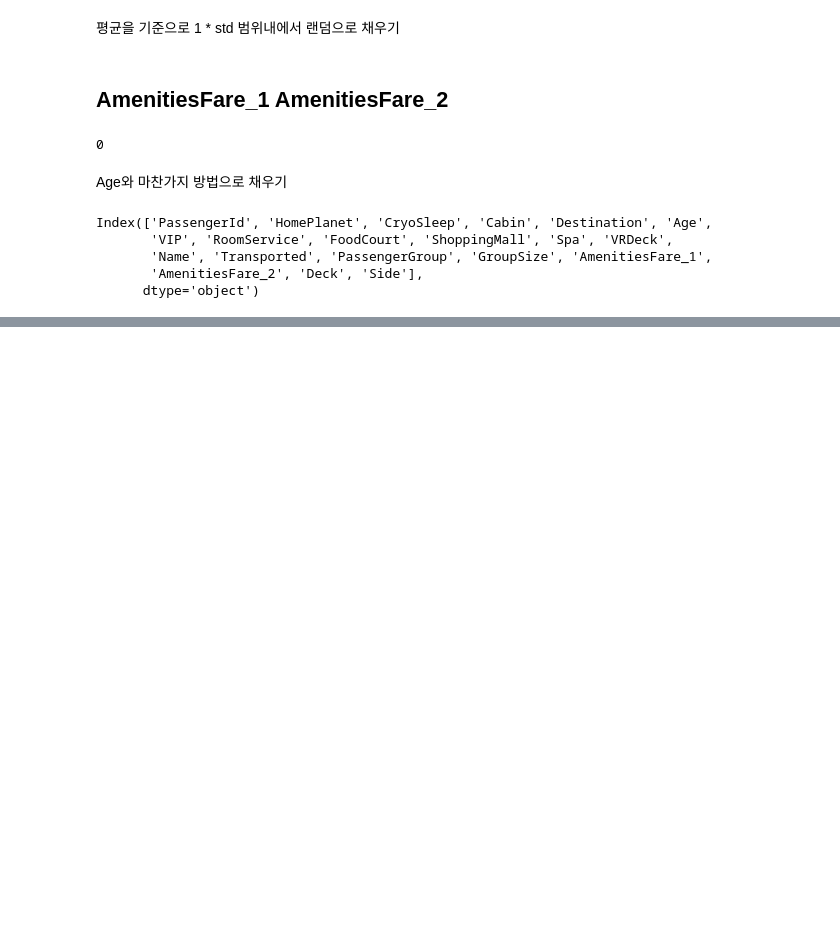
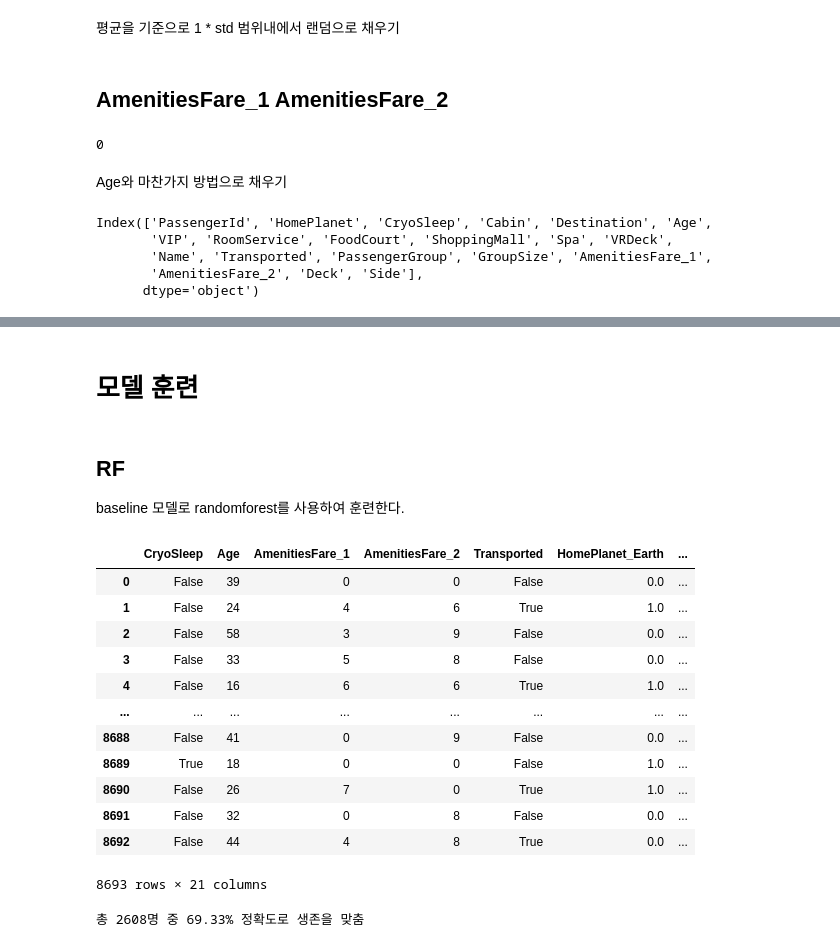
Before and after one commit to HyeonGeunY/kaggle, a Jupyter notebook: spaceship_titanic/notebooks/spaceshiptitanic-prediction.ipynb, the cells around one changed output, grey strips where cells are left out. Saved outputs shown, nothing was run; the diff lists cells and outputs as text; code cells hidden in the pictures; blank space fills up the shorter version.

```diff
--- a/spaceship_titanic/notebooks/spaceshiptitanic-prediction.ipynb
+++ b/spaceship_titanic/notebooks/spaceshiptitanic-prediction.ipynb
@@ -433,0 +476,2 @@ for c in ["AmenitiesFare_1", "AmenitiesFare_2"]:
+# %%
+df_train.loc[df_train["Side"].isnull(), "Side"] = df_train[df_train["Side"].isnull()]["Side"].apply(lambda x: full_side_null(x))
@@ -433,0 +484,14 @@ for c in ["AmenitiesFare_1", "AmenitiesFare_2"]:
+# %%
+features_using = ["CryoSleep", "HomePlanet", "Age", "AmenitiesFare_1", "AmenitiesFare_2", "Destination", "Deck", "Side", "Transported"]
+df_train = df_train[features_using]
+# %%
+data_cat = df_train[["HomePlanet", "Destination", "Deck", "Side"]]
+# %%
+from sklearn.preprocessing import OneHotEncoder
+enc = OneHotEncoder()
+df_train = pd.concat([df_train.drop(data_cat.columns, axis=1), pd.DataFrame(enc.fit_transform(data_cat).toarray(), columns=list(enc.get_feature_names_out()))], axis=1)
+# %% [markdown]
+# 모델 훈련
+# %% [markdown]
+## RF
+baseline 모델로 randomforest를 사용하여 훈련한다.
@@ -433,0 +503,16 @@ for c in ["AmenitiesFare_1", "AmenitiesFare_2"]:
+# %%
+df_train
+# %% [output]
+|  | CryoSleep | Age | AmenitiesFare_1 | AmenitiesFare_2 | Transported | HomePlanet_Earth | ... |
+| 0 | False | 39 | 0 | 0 | False | 0.0 | ... |
+| 1 | False | 24 | 4 | 6 | True | 1.0 | ... |
+| 2 | False | 58 | 3 | 9 | False | 0.0 | ... |
+| 3 | False | 33 | 5 | 8 | False | 0.0 | ... |
+| 4 | False | 16 | 6 | 6 | True | 1.0 | ... |
+| ... | ... | ... | ... | ... | ... | ... | ... |
+| 8688 | False | 41 | 0 | 9 | False | 0.0 | ... |
+| 8689 | True | 18 | 0 | 0 | False | 1.0 | ... |
+| 8690 | False | 26 | 7 | 0 | True | 1.0 | ... |
+| 8691 | False | 32 | 0 | 8 | False | 0.0 | ... |
+| 8692 | False | 44 | 4 | 8 | True | 0.0 | ... |
+8693 rows × 21 columns
@@ -433,0 +529,4 @@ for c in ["AmenitiesFare_1", "AmenitiesFare_2"]:
+# %%
+print('총 {}명 중 {:.2f}% 정확도로 생존을 맞춤'.format(y_vld.shape[0], 100 * metrics.accuracy_score(prediction, y_vld)))
+# %% [output]
+총 2608명 중 69.33% 정확도로 생존을 맞춤
```
Also changed, not shown: parts of 28 cells of this notebook, 3 other files.
